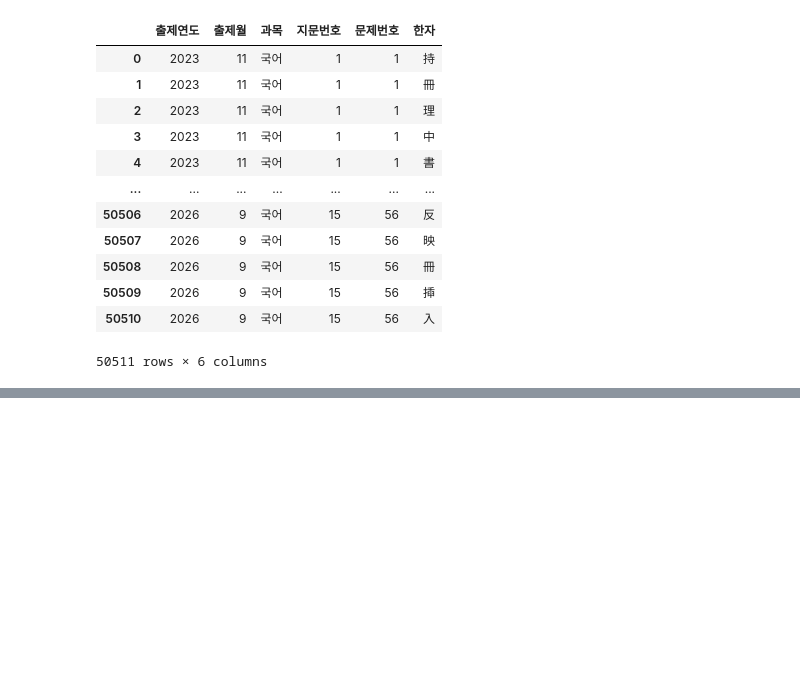
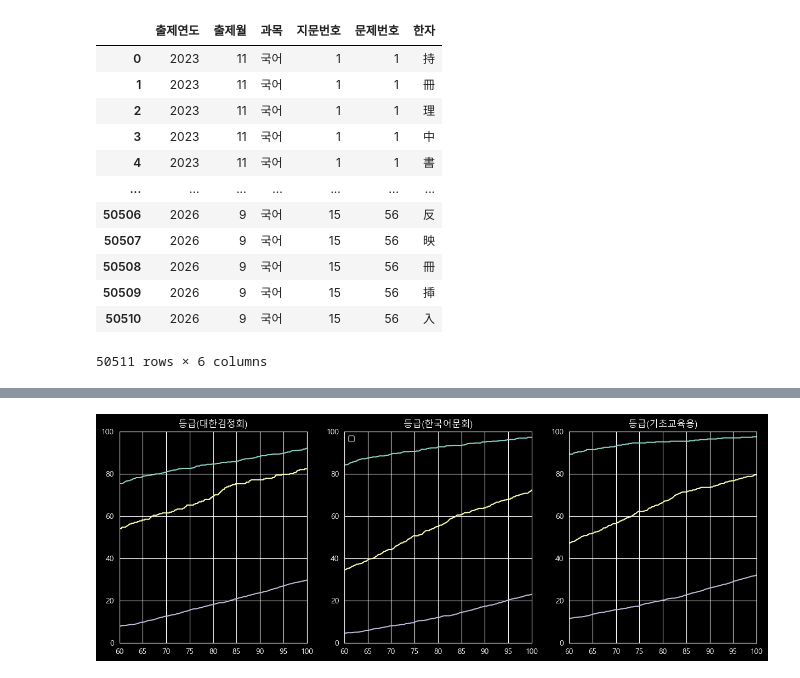
Before and after one commit to Hellcreams/hanja_suggestion, a Jupyter notebook: analyzation.ipynb, the cells around one changed output, grey strips where cells are left out. Drawn from its saved outputs; the diff is of its cells as text; code cells hidden in the pictures; blank space fills up the shorter version.

```diff
--- a/analyzation.ipynb
+++ b/analyzation.ipynb
@@ -137,3 +98,12 @@ data[data["등급(대한검정회)"].isnull()]
 3. 가중치 기반 / 평균적인 문제수에 따라
 4. 각 과목별 기반
 * 참고로, 가중치식은 w_1 (국어 지문과 그의 문제) + w_2 (사탐 과목별 문제) + w_3 (한국사 문제) 가 될 것으로 예상.
+# %%
+# 1. 단순 횟수를 기반
+result1_df = pd.DataFrame.merge(
+    pd.DataFrame(test_df["한자"].value_counts()),
+    ref_df,
+    how="left",
+    on="한자"
+).dropna()
+result1_df
@@ -139,0 +160,5 @@ data[data["등급(대한검정회)"].isnull()]
+# %%
+ref_rank = {name:ref_df.groupby(name).count().filter(["한자"])["한자"]
+                 for name in rank_ref_names}
+rank_total = pd.DataFrame(ref_rank)
+rank_total[rank_ref_names[2]]
@@ -139,0 +170,5 @@ data[data["등급(대한검정회)"].isnull()]
+# %%
+for i in rank_ref_names:
+    y_cum[i] /= rank_total[i]
+
+y_cum
@@ -139,0 +193,33 @@ data[data["등급(대한검정회)"].isnull()]
+# %%
+# 기관별 한자분포표
+fig, axes = plt.subplots(1, 3, figsize=(15, 5))
+x = (result1_df.index / len(result1_df.index)) * 100
+
+for i in range(3):
+    ay = y_cum[rank_ref_names[i]]["middle"] * 100
+    by = y_cum[rank_ref_names[i]]["high"] * 100
+    cy = y_cum[rank_ref_names[i]]["others"] * 100
+
+    axes[i].plot(x, ay)
+    axes[i].plot(x, by)
+    axes[i].plot(x, cy)
+    axes[i].set(xlim=(60, 100), ylim=(0, 100))
+
+    axes[i].set_title(rank_ref_names[i])
+"""
+x = (data.index / len(data.index)) * 100
+ay = data["middle"] * 100
+by = data["high"] * 100
+cy = data["others"] * 100
+y = np.vstack([ay, by, cy])
+
+fig, ax = plt.subplots()
+ax.plot(x, ay)
+ax.plot(x, by)
+ax.plot(x, cy)
+ax.set(xlim=(50, 100), ylim=(0, 100))
+"""
+axes[1].legend()
+plt.show()
+# %% [output]
+[figure, added]
```
Also changed, not shown: parts of 26 cells of this notebook, 1 other file.
